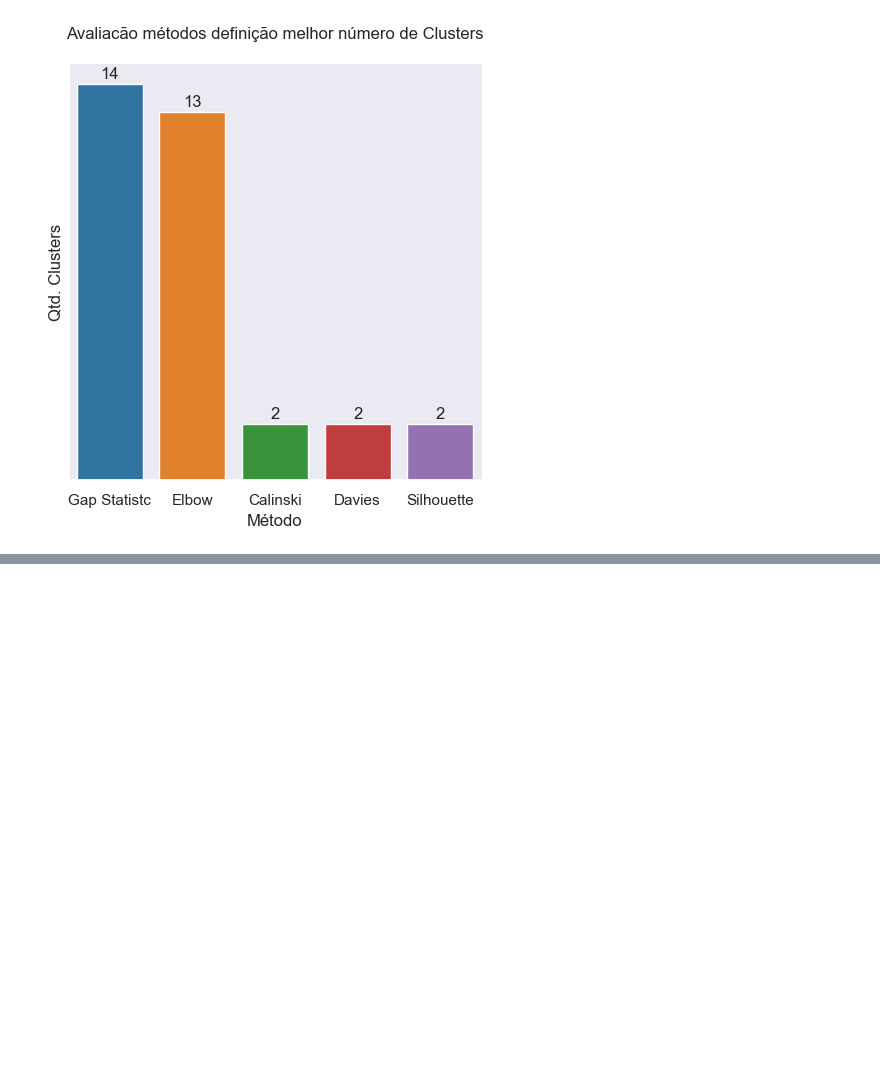
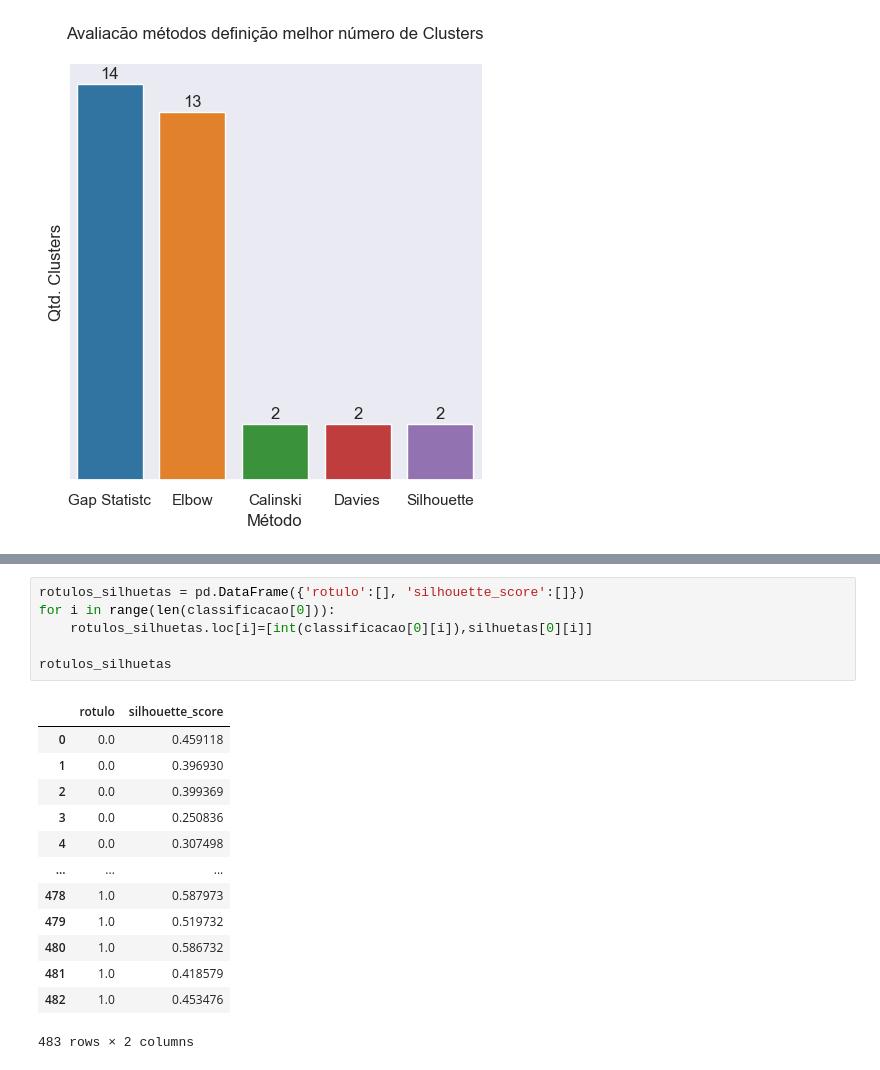
Before and after one commit to DanielCirino/ppginf-smart-k-means, a Jupyter notebook: notebooks/metodos_avaliacao_k_otimo.ipynb, the cells around one changed output, grey strips where cells are left out. Saved outputs shown, nothing was run; the diff lists cells and outputs as text; blank space fills up the shorter version.

```diff
--- a/notebooks/metodos_avaliacao_k_otimo.ipynb
+++ b/notebooks/metodos_avaliacao_k_otimo.ipynb
@@ -517,0 +559,20 @@ plt.show()
+# %%
+rotulos_silhuetas = pd.DataFrame({'rotulo':[], 'silhouette_score':[]})
+for i in range(len(classificacao[0])):
+    rotulos_silhuetas.loc[i]=[int(classificacao[0][i]),silhuetas[0][i]]
+
+rotulos_silhuetas
+# %% [output]
+|  | rotulo | silhouette_score |
+| 0 | 0.0 | 0.459118 |
+| 1 | 0.0 | 0.396930 |
+| 2 | 0.0 | 0.399369 |
+| 3 | 0.0 | 0.250836 |
+| 4 | 0.0 | 0.307498 |
+| ... | ... | ... |
+| 478 | 1.0 | 0.587973 |
+| 479 | 1.0 | 0.519732 |
+| 480 | 1.0 | 0.586732 |
+| 481 | 1.0 | 0.418579 |
+| 482 | 1.0 | 0.453476 |
+483 rows × 2 columns
```
Also changed, not shown: parts of 6 cells of this notebook, 1 other file.
